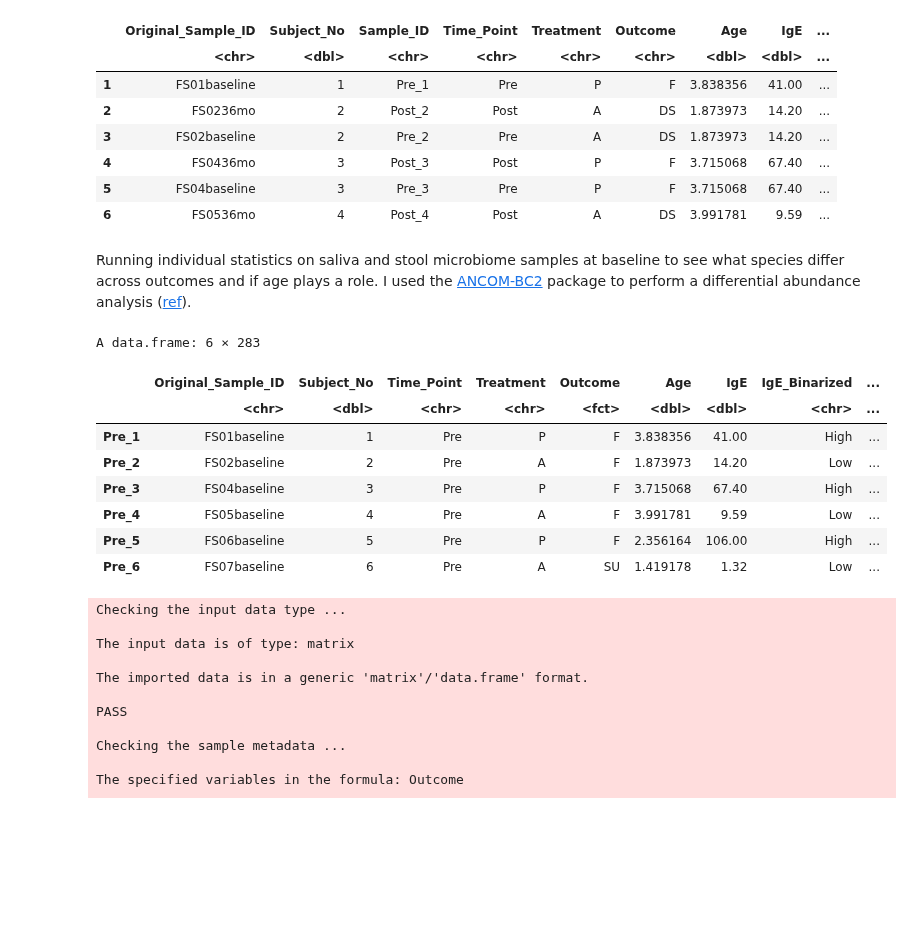
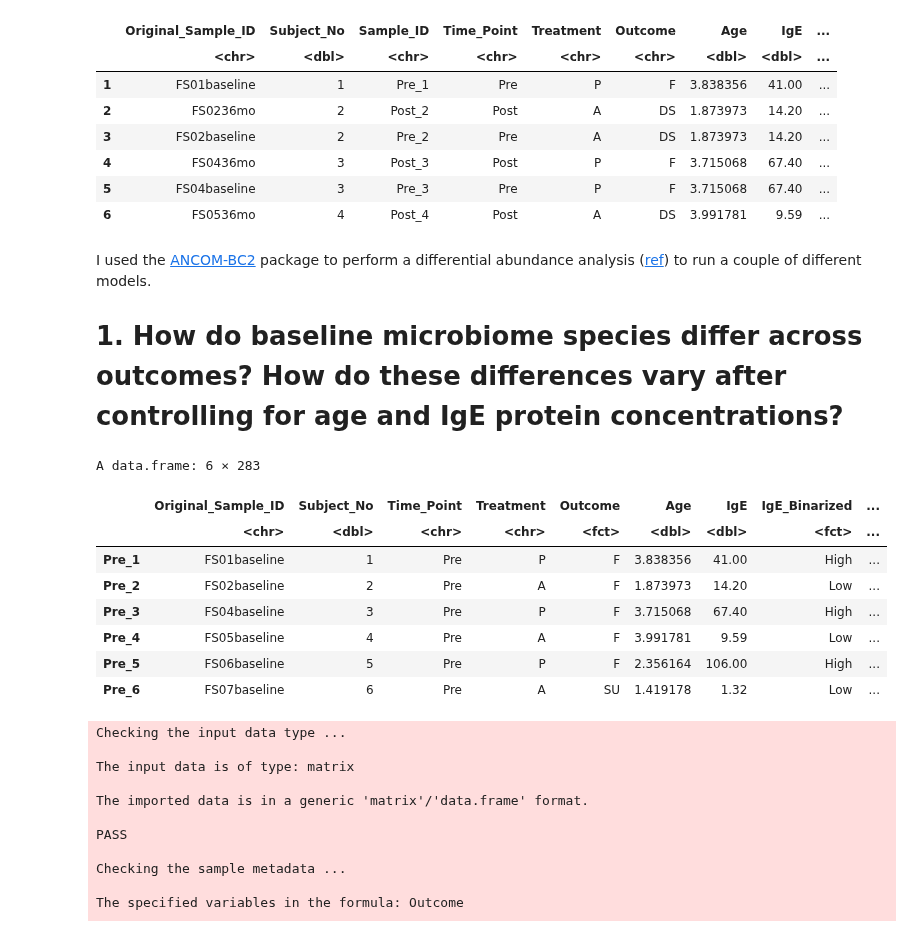
Before and after one commit to Ragerlab/P1013.-Microbiome-Peanut-Allergy, a Jupyter notebook: 1. Descriptive Statistics/Descriptive Statistics.ipynb, the cells around one changed output. Drawn from its saved outputs; the diff is of its cells as text; code cells hidden in the pictures; blank space fills up the shorter version.

```diff
--- a/1. Descriptive Statistics/Descriptive Statistics.ipynb
+++ b/1. Descriptive Statistics/Descriptive Statistics.ipynb
@@ -50,30 +50,34 @@ A data.frame: 6 × 284
 | 5 | FS04baseline | 3 | Pre_3 | Pre | P | F | 3.715068 | 67.40 | ... |
 | 6 | FS0536mo | 4 | Post_4 | Post | A | DS | 3.991781 | 9.59 | ... |
 # %% [markdown]
-Running individual statistics on saliva and stool microbiome samples at baseline to see what species differ across outcomes and if age plays a role. I used the [ANCOM-BC2](https://www.bioconductor.org/packages/release/bioc/vignettes/ANCOMBC/inst/doc/ANCOMBC2.html) package to perform a differential abundance analysis ([ref](https://www.nature.com/articles/s41592-023-02092-7#Sec1)).
+I used the [ANCOM-BC2](https://www.bioconductor.org/packages/release/bioc/vignettes/ANCOMBC/inst/doc/ANCOMBC2.html) package to perform a differential abundance analysis ([ref](https://www.nature.com/articles/s41592-023-02092-7#Sec1)) to run a couple of different models.
+
+# 1. How do baseline microbiome species differ across outcomes? How do these differences vary after controlling for age and IgE protein concentrations?
 # %%
 # making the row names the sample ids
 baseline_saliva_df = saliva_df %>%
     # only keep participants' baseline samples and those that didn't fail the IgE protein
     filter(Time_Point == 'Pre' & IgE_Binarized != 'Fail') %>%
     # ended up reassinging 'DS' to 'F' due to small sample size
     mutate(Outcome = ifelse(Outcome == 'DS', 'F', Outcome)) %>%
     # making the row names the sample ids
     column_to_rownames(var = 'Sample_ID')
 
 baseline_stool_df = stool_df %>%
     filter(Time_Point == 'Pre' & IgE_Binarized != 'Fail') %>%
     mutate(Outcome = ifelse(Outcome == 'DS', 'F', Outcome)) %>%
     column_to_rownames(var = 'Sample_ID')
 
 baseline_saliva_df$Outcome = factor(baseline_saliva_df$Outcome, levels = c('F', 'SU'))
 baseline_stool_df$Outcome = factor(baseline_stool_df$Outcome, levels = c('F', 'SU'))
+baseline_saliva_df$IgE_Binarized = factor(baseline_saliva_df$IgE_Binarized, levels = c('Low', 'High'))
+baseline_stool_df$IgE_Binarized = factor(baseline_stool_df$IgE_Binarized, levels = c('Low', 'High'))
 
 head(baseline_saliva_df)
 # %% [output]
 A data.frame: 6 × 283
 |  | Original_Sample_ID | Subject_No | Time_Point | Treatment | Outcome | Age | IgE | IgE_Binarized | ... |
-|  | <chr> | <dbl> | <chr> | <chr> | <fct> | <dbl> | <dbl> | <chr> | ... |
+|  | <chr> | <dbl> | <chr> | <chr> | <fct> | <dbl> | <dbl> | <fct> | ... |
 | Pre_1 | FS01baseline | 1 | Pre | P | F | 3.838356 | 41.00 | High | ... |
 | Pre_2 | FS02baseline | 2 | Pre | A | F | 1.873973 | 14.20 | Low | ... |
 | Pre_3 | FS04baseline | 3 | Pre | P | F | 3.715068 | 67.40 | High | ... |
```
Also changed, not shown: parts of 18 cells of this notebook.
